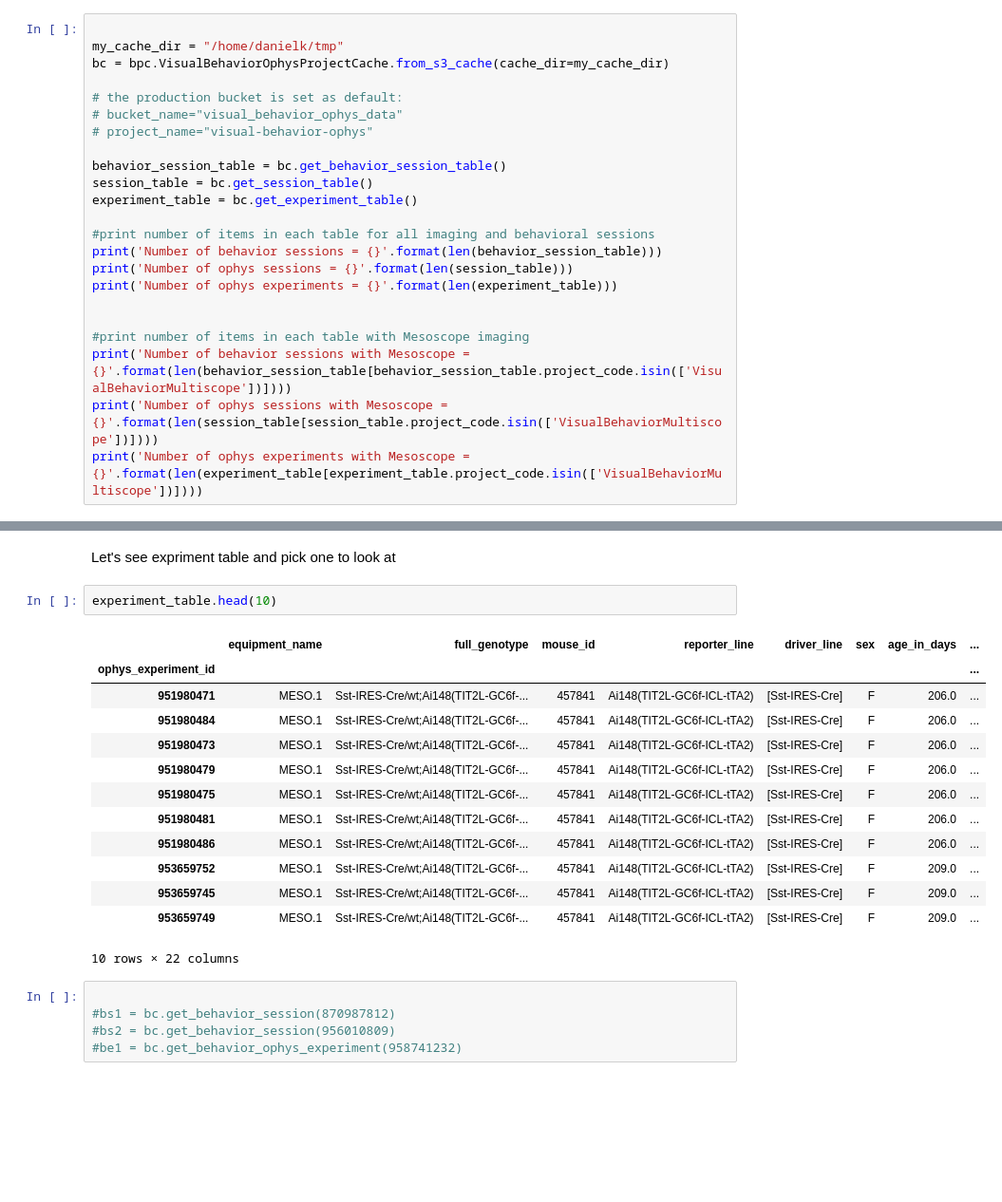
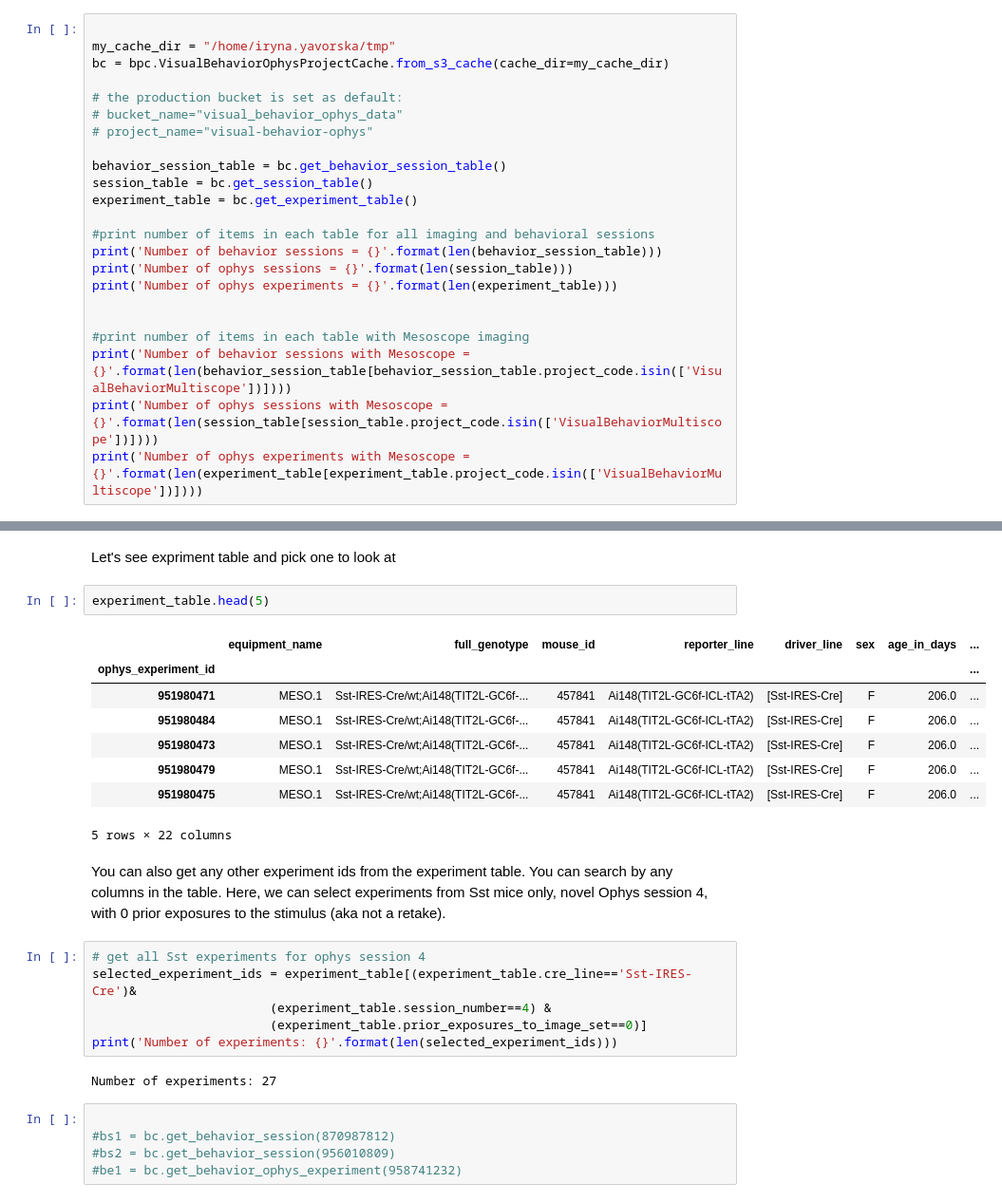
Before and after one commit to AllenInstitute/visual_behavior_analysis, a Jupyter notebook: notebooks/22.03.2021_load_ophys_data_example.ipynb, the cells around one changed output, grey strips where cells are left out. Shown at 95% size. Saved outputs shown, nothing was run; the diff lists cells and outputs as text; blank space fills up the shorter version.

```diff
--- a/notebooks/22.03.2021_load_ophys_data_example.ipynb
+++ b/notebooks/22.03.2021_load_ophys_data_example.ipynb
@@ -23,6 +23,6 @@ The VBA <code>data_access</code> module provides useful functions for identifyin
 # %%
 
-my_cache_dir = "/home/danielk/tmp"
+my_cache_dir = "/home/iryna.yavorska/tmp"
 bc = bpc.VisualBehaviorOphysProjectCache.from_s3_cache(cache_dir=my_cache_dir)
 
 # the production bucket is set as default:
@@ -53,21 +53,26 @@ Number of ophys experiments with Mesoscope = 747
 # %% [markdown]
 Let's see expriment table and pick one to look at
 # %%
-experiment_table.head(10)
+experiment_table.head(5)
 # %% [output]
 |  | equipment_name | full_genotype | mouse_id | reporter_line | driver_line | sex | age_in_days | ... |
 | ophys_experiment_id |  |  |  |  |  |  |  | ... |
 | 951980471 | MESO.1 | Sst-IRES-Cre/wt;Ai148(TIT2L-GC6f-... | 457841 | Ai148(TIT2L-GC6f-ICL-tTA2) | [Sst-IRES-Cre] | F | 206.0 | ... |
 | 951980484 | MESO.1 | Sst-IRES-Cre/wt;Ai148(TIT2L-GC6f-... | 457841 | Ai148(TIT2L-GC6f-ICL-tTA2) | [Sst-IRES-Cre] | F | 206.0 | ... |
 | 951980473 | MESO.1 | Sst-IRES-Cre/wt;Ai148(TIT2L-GC6f-... | 457841 | Ai148(TIT2L-GC6f-ICL-tTA2) | [Sst-IRES-Cre] | F | 206.0 | ... |
 | 951980479 | MESO.1 | Sst-IRES-Cre/wt;Ai148(TIT2L-GC6f-... | 457841 | Ai148(TIT2L-GC6f-ICL-tTA2) | [Sst-IRES-Cre] | F | 206.0 | ... |
 | 951980475 | MESO.1 | Sst-IRES-Cre/wt;Ai148(TIT2L-GC6f-... | 457841 | Ai148(TIT2L-GC6f-ICL-tTA2) | [Sst-IRES-Cre] | F | 206.0 | ... |
-| 951980481 | MESO.1 | Sst-IRES-Cre/wt;Ai148(TIT2L-GC6f-... | 457841 | Ai148(TIT2L-GC6f-ICL-tTA2) | [Sst-IRES-Cre] | F | 206.0 | ... |
-| 951980486 | MESO.1 | Sst-IRES-Cre/wt;Ai148(TIT2L-GC6f-... | 457841 | Ai148(TIT2L-GC6f-ICL-tTA2) | [Sst-IRES-Cre] | F | 206.0 | ... |
-| 953659752 | MESO.1 | Sst-IRES-Cre/wt;Ai148(TIT2L-GC6f-... | 457841 | Ai148(TIT2L-GC6f-ICL-tTA2) | [Sst-IRES-Cre] | F | 209.0 | ... |
-| 953659745 | MESO.1 | Sst-IRES-Cre/wt;Ai148(TIT2L-GC6f-... | 457841 | Ai148(TIT2L-GC6f-ICL-tTA2) | [Sst-IRES-Cre] | F | 209.0 | ... |
-| 953659749 | MESO.1 | Sst-IRES-Cre/wt;Ai148(TIT2L-GC6f-... | 457841 | Ai148(TIT2L-GC6f-ICL-tTA2) | [Sst-IRES-Cre] | F | 209.0 | ... |
-10 rows × 22 columns
+5 rows × 22 columns
+# %% [markdown]
+You can also get any other experiment ids from the experiment table. You can search by any columns in the table. Here, we can select experiments from Sst mice only, novel Ophys session 4, with 0 prior exposures to the stimulus (aka not a retake).
+# %%
+# get all Sst experiments for ophys session 4
+selected_experiment_ids = experiment_table[(experiment_table.cre_line=='Sst-IRES-Cre')&
+                        (experiment_table.session_number==4) &
+                        (experiment_table.prior_exposures_to_image_set==0)]
+print('Number of experiments: {}'.format(len(selected_experiment_ids)))
+# %% [output]
+Number of experiments: 27
 # %%
 
 #bs1 = bc.get_behavior_session(870987812)
```
Also changed, not shown: parts of 22 cells of this notebook.
